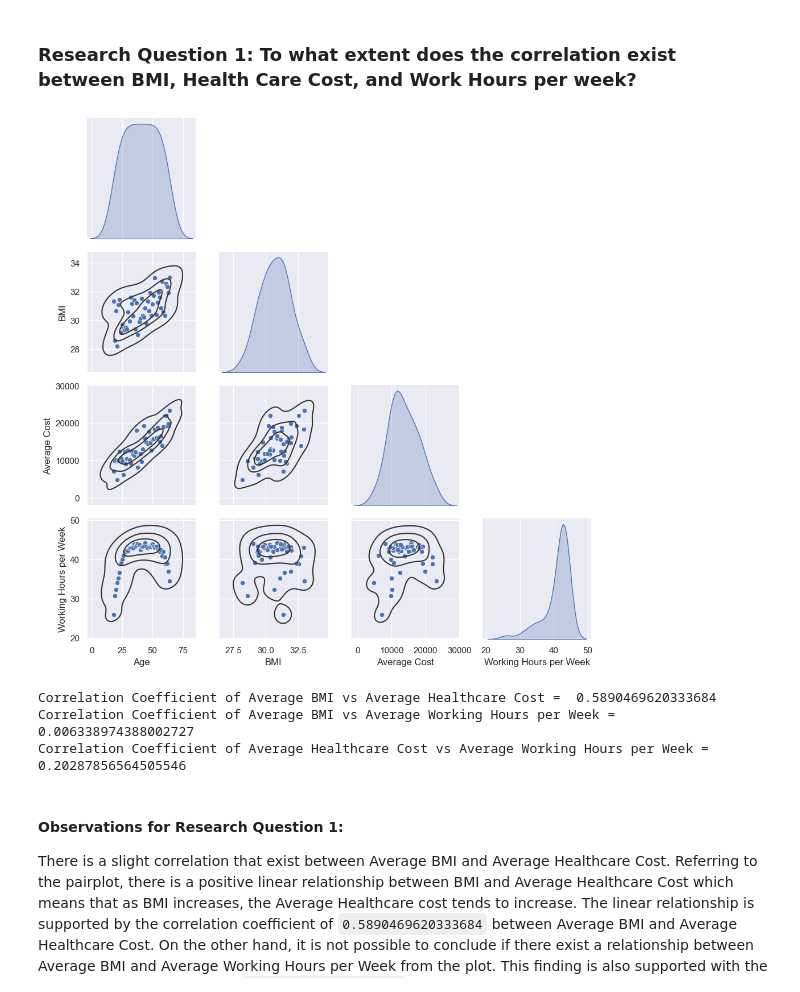
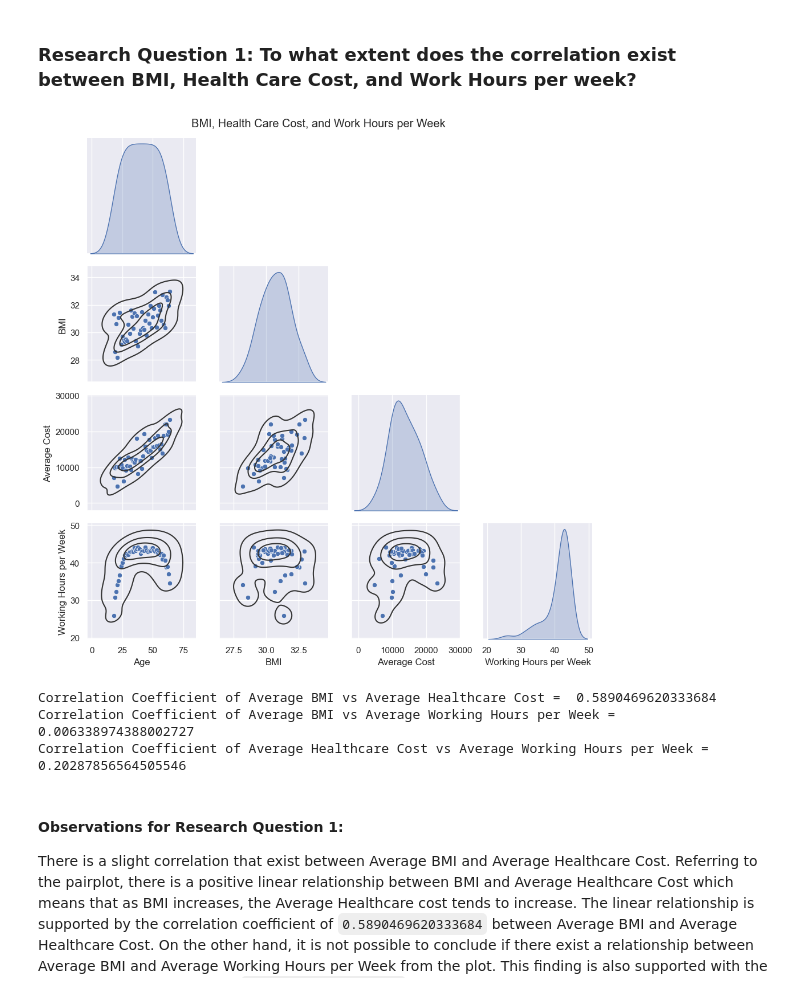
Before and after one commit to ubco-W2022T2-data301/project-group-group08, a Jupyter notebook: analysis/analysis2.ipynb, the cells around one changed output. Saved outputs shown, nothing was run; the diff lists cells and outputs as text; code cells hidden in the pictures.

```diff
--- a/analysis/analysis2.ipynb
+++ b/analysis/analysis2.ipynb
@@ -77,16 +77,17 @@ RQ2.to_csv('../data/processed/jasonrq2.csv')
 # %%
 p1 = sns.pairplot(RQ1, corner=True, diag_kind="kde")
 p1.map_lower(sns.kdeplot, levels=4, color=".2")
+p1.fig.suptitle("BMI, Health Care Cost, and Work Hours per Week")
 plt.tight_layout()
 plt.show()
 BMIvsCost_coeff = RQ1['BMI'].corr(RQ1['Average Cost'])
 print("Correlation Coefficient of Average BMI vs Average Healthcare Cost = ", BMIvsCost_coeff)
 BMIvsHours_coeff = RQ1['BMI'].corr(RQ1['Working Hours per Week'])
 print("Correlation Coefficient of Average BMI vs Average Working Hours per Week = ", BMIvsHours_coeff)
 CostvsHours_coeff = RQ1['Average Cost'].corr(RQ1['Working Hours per Week'])
 print("Correlation Coefficient of Average Healthcare Cost vs Average Working Hours per Week = ", CostvsHours_coeff)
 # %% [output]
-[figure, old version]
+[figure, new version]
 Correlation Coefficient of Average BMI vs Average Healthcare Cost =  0.5890469620333684
 Correlation Coefficient of Average BMI vs Average Working Hours per Week =  0.006338974388002727
 Correlation Coefficient of Average Healthcare Cost vs Average Working Hours per Week =  0.20287856564505546
```
Also changed, not shown: parts of 1 cell of this notebook, 1 other file.
